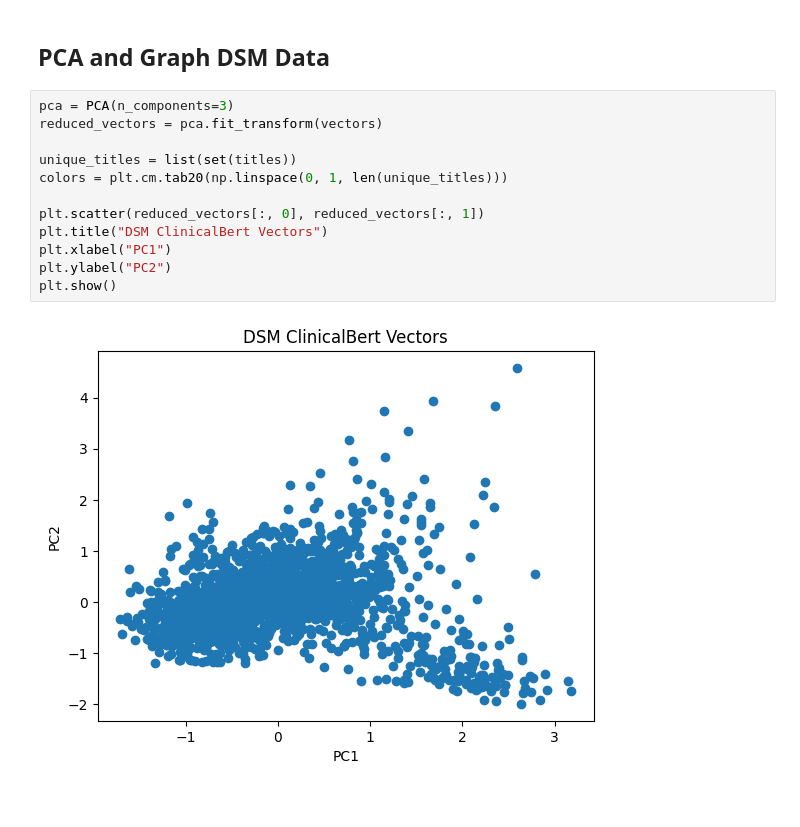
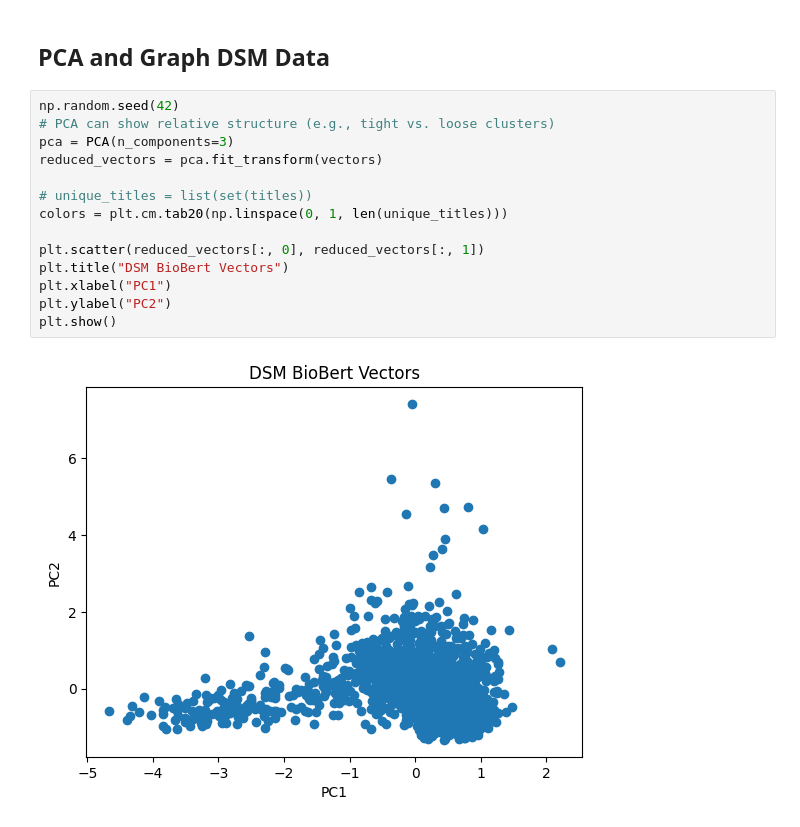
Before and after one commit to robrohan/AUT, a Jupyter notebook: ENGE817/Report/2_weaviate.ipynb, the cells around one changed output. Drawn from its saved outputs; the diff is of its cells as text.

Commit message:
Trying to figure out how to evaluate this

```diff
--- a/ENGE817/Report/2_weaviate.ipynb
+++ b/ENGE817/Report/2_weaviate.ipynb
@@ -164,19 +253,21 @@ Fetched 1957 vectors.
 # %% [markdown]
 ## PCA and Graph DSM Data
 # %%
+np.random.seed(42)
+# PCA can show relative structure (e.g., tight vs. loose clusters)
 pca = PCA(n_components=3)
 reduced_vectors = pca.fit_transform(vectors)
 
-unique_titles = list(set(titles))
+# unique_titles = list(set(titles))
 colors = plt.cm.tab20(np.linspace(0, 1, len(unique_titles)))
 
 plt.scatter(reduced_vectors[:, 0], reduced_vectors[:, 1])
-plt.title("DSM ClinicalBert Vectors")
+plt.title("DSM BioBert Vectors")
 plt.xlabel("PC1")
 plt.ylabel("PC2")
 plt.show()
 # %% [output]
-[figure, old version]
+[figure, new version]
 # %%
 fig = px.scatter_3d(
     x=reduced_vectors[:, 0],
```
Also changed, not shown: parts of 11 cells of this notebook, 3 other files.
